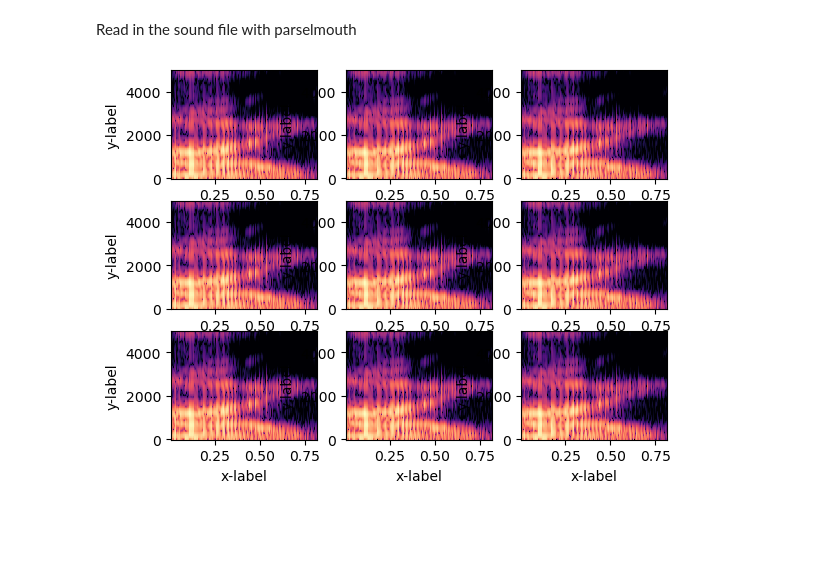
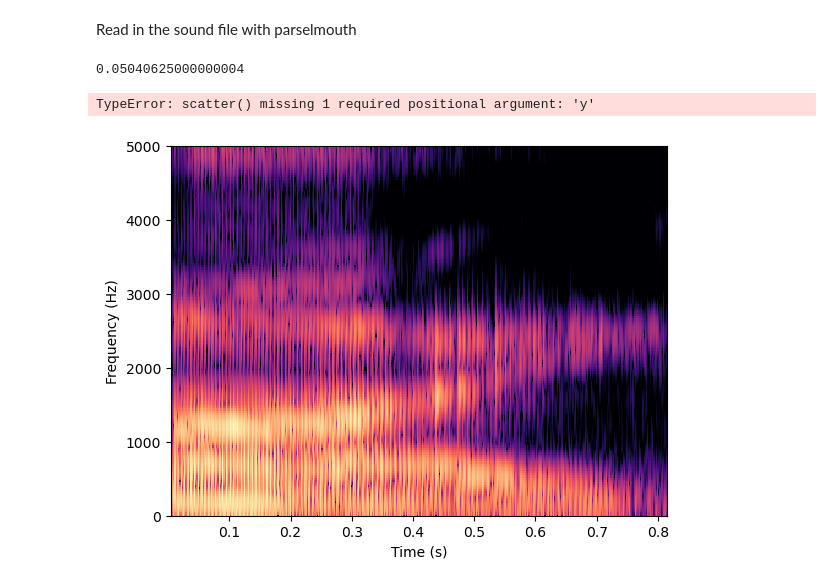
Before and after one commit to FastTrackiverse/fasttrackpy, a Jupyter notebook: dev_notebooks/spectrograms.ipynb, the cells around one changed output. Saved outputs shown, nothing was run; the diff lists cells and outputs as text; code cells hidden in the pictures; blank space fills up the shorter version.

```diff
--- a/dev_notebooks/spectrograms.ipynb
+++ b/dev_notebooks/spectrograms.ipynb
@@ -21,10 +21,15 @@ candidates = CandidateTracks(
     min_max_formant=4000,
     max_max_formant=6000
 )
+# %%
+candidates.candidates[0].formants[0]
+#candidates.candidates[0].time_domain[0]
+# %% [output]
+0.05040625000000004
 # %%
-def make_spectrogram(sound, tracks = FALSE, dynamic_range=60):
+def make_spectrogram(candidates, tracks = False, dynamic_range=60):
 
-    spectrogram = sound.to_spectrogram()
+    spectrogram = candidates.sound.to_spectrogram()
     Time, Hz = spectrogram.x_grid(), spectrogram.y_grid()
     db = 10 * np.log10(spectrogram.values)
     min_shown = db.max() - dynamic_range
@@ -33,36 +38,38 @@ def make_spectrogram(sound, tracks = FALSE, dynamic_range=60):
     mp.ylim([spectrogram.ymin, spectrogram.ymax])
     mp.xlabel("Time (s)")
     mp.ylabel("Frequency (Hz)")
+    mp.scatter (candidates.candidates[0].formants[0])
     mp.figure()
     mp.show()
 
 
 
-#spectrogram = make_spectrogram (candidates.sound)
+spectrogram = make_spectrogram (candidates)
 
 
 def make_spectrograms(sound, dynamic_range=60):
 
     spectrogram = sound.to_spectrogram()
     Time, Hz = spectrogram.x_grid(), spectrogram.y_grid()
     db = 10 * np.log10(spectrogram.values)
     min_shown = db.max() - dynamic_range
 
     fig, axs = mp.subplots(3,3)
     axs[0, 0].pcolormesh(Time, Hz, db, vmin=min_shown, cmap='magma')
     axs[1, 0].pcolormesh(Time, Hz, db, vmin=min_shown, cmap='magma')
     axs[2, 0].pcolormesh(Time, Hz, db, vmin=min_shown, cmap='magma')
     axs[0, 1].pcolormesh(Time, Hz, db, vmin=min_shown, cmap='magma')
     axs[1, 1].pcolormesh(Time, Hz, db, vmin=min_shown, cmap='magma')
     axs[2, 1].pcolormesh(Time, Hz, db, vmin=min_shown, cmap='magma')
     axs[0, 2].pcolormesh(Time, Hz, db, vmin=min_shown, cmap='magma')
     axs[1, 2].pcolormesh(Time, Hz, db, vmin=min_shown, cmap='magma')
     axs[2, 2].pcolormesh(Time, Hz, db, vmin=min_shown, cmap='magma')
 
     for ax in axs.flat:
         ax.set(xlabel='Time (s)', ylabel='zoom')
 
 
-spectrogram = make_spectrograms (candidates.sound)
+#spectrogram = candidatesmake_spectrograms (candidates.sound)
 # %% [output]
+TypeError: scatter() missing 1 required positional argument: 'y'
-[figure, old version]
+[figure, new version]
```
